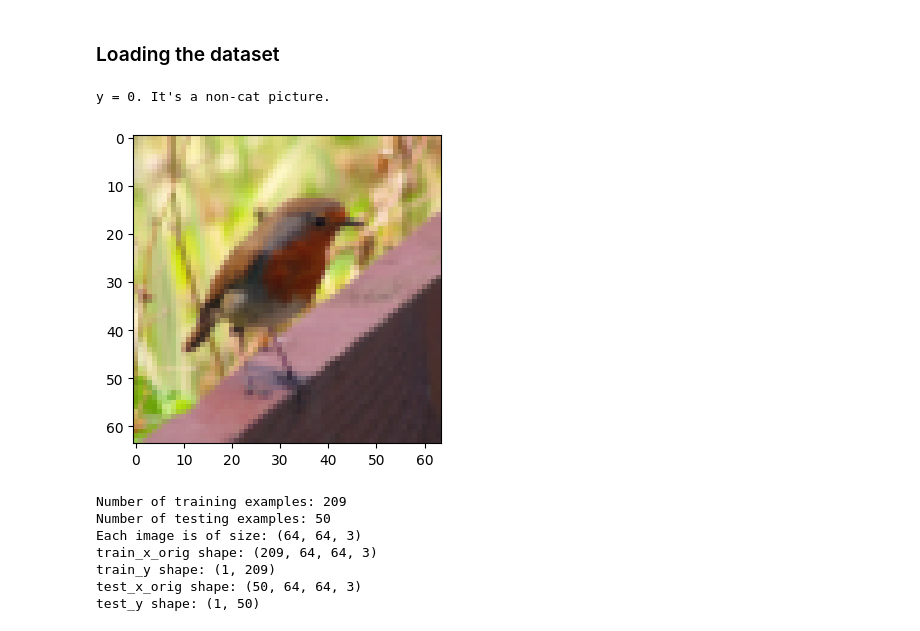
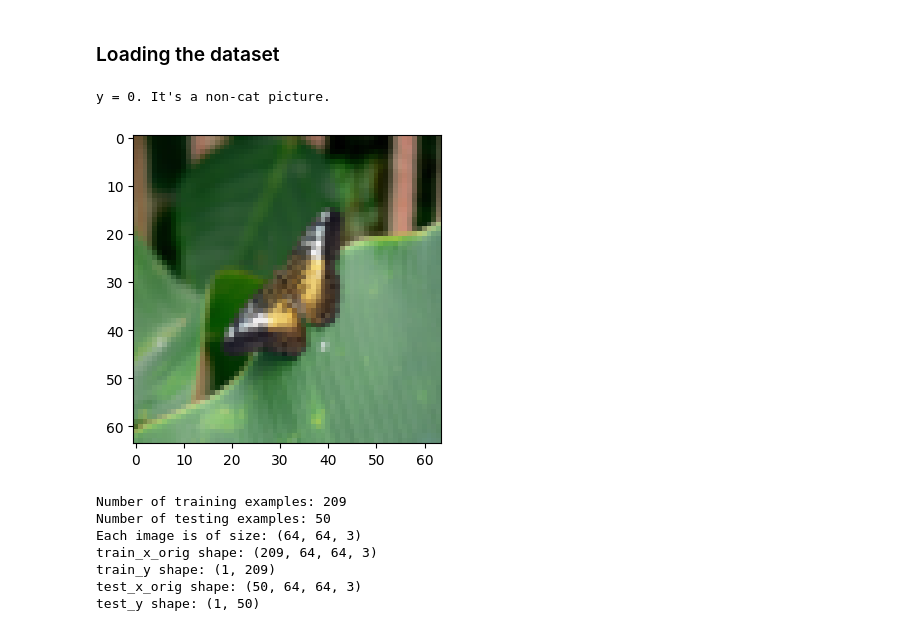
Before and after one commit to isthismanas/NeuralNet_Classifier, a Jupyter notebook: dnn_classifier.ipynb, the cells around one changed output. Saved outputs shown, nothing was run; the diff lists cells and outputs as text; code cells hidden in the pictures.

```diff
--- a/dnn_classifier.ipynb
+++ b/dnn_classifier.ipynb
@@ -25,13 +22,12 @@ The autoreload extension is already loaded. To reload it, use:
 # %%
 train_x_orig, train_y, test_x_orig, test_y, classes = load_data()
 # %%
-
-index = 10
+index = 132
 plt.imshow(train_x_orig[index])
 print ("y = " + str(train_y[0,index]) + ". It's a " + classes[train_y[0,index]].decode("utf-8") +  " picture.")
 # %% [output]
 y = 0. It's a non-cat picture.
-[figure, old version]
+[figure, new version]
 # %%
 m_train = train_x_orig.shape[0]
 num_px = train_x_orig.shape[1]
```
Also changed, not shown: parts of 1 cell of this notebook.
